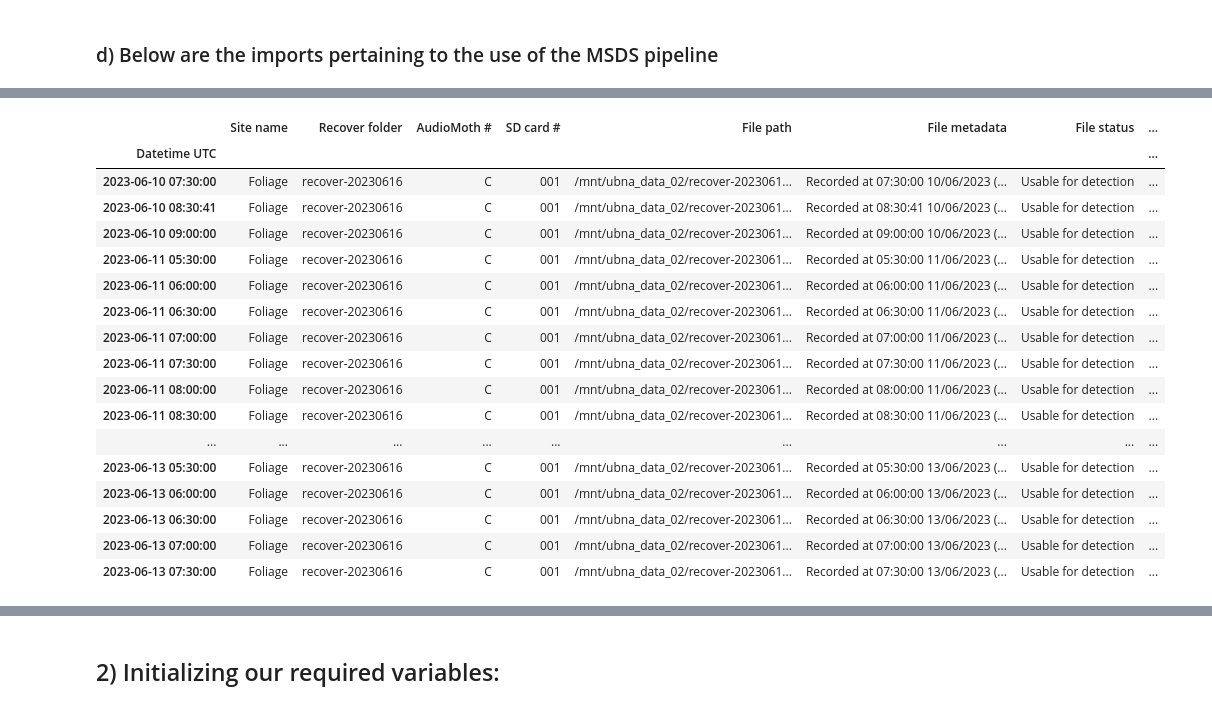
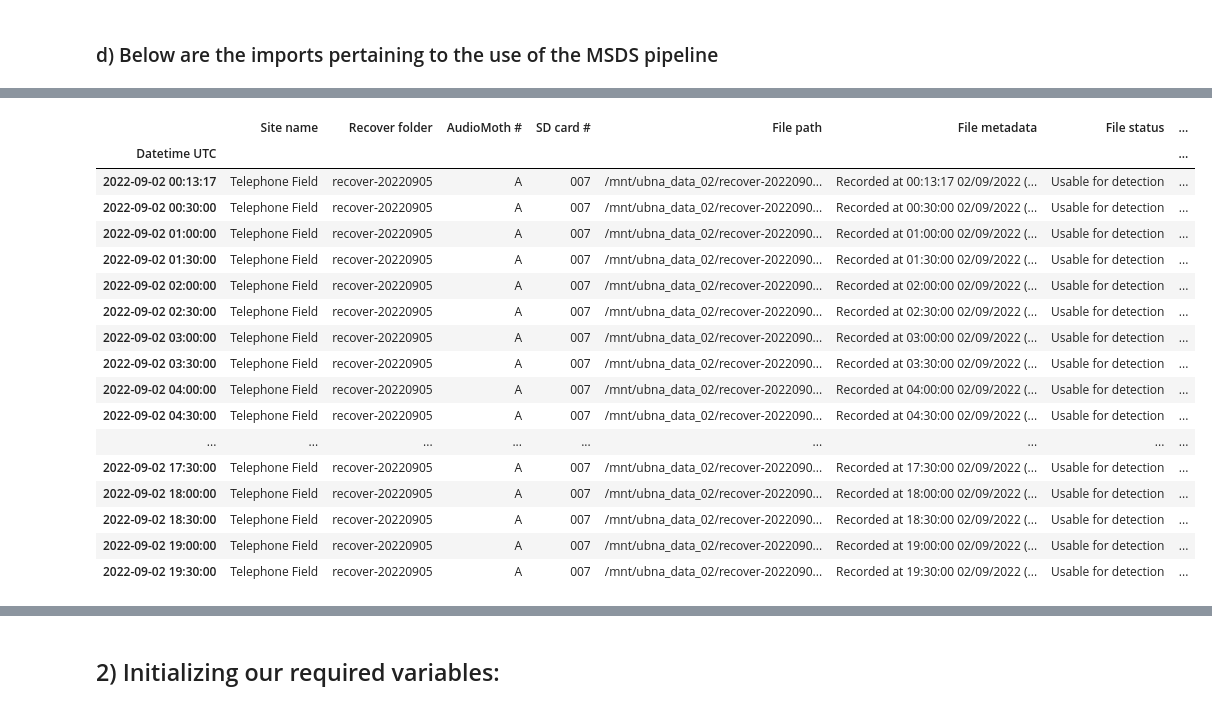
Before and after one commit to uw-echospace/bat-detector-msds, a Jupyter notebook: notebooks/test_batdetect2_pipeline.ipynb, the cells around one changed output, grey strips where cells are left out. Saved outputs shown, nothing was run; the diff lists cells and outputs as text; code cells hidden in the pictures.

Commit message:
working on cleaner pipeline to use dataframe for file paths

```diff
--- a/notebooks/test_batdetect2_pipeline.ipynb
+++ b/notebooks/test_batdetect2_pipeline.ipynb
@@ -96,28 +58,21 @@ ubna_data_02_df
-# %%
-site_name_cond = ubna_data_02_df["Site name"] == "Foliage"
-recover_cond = ubna_data_02_df["Recover folder"] == "recover-20230616"
-sample_rate_cond = ubna_data_02_df["Sample rate"] == "192000"
-file_status_cond = ubna_data_02_df["File status"] == "Usable for detection"
-datetime_cond = np.logical_or((ubna_data_02_df.index).minute == 30, (ubna_data_02_df.index).minute == 0)
-
-filtered_df = ubna_data_02_df.loc[file_status_cond & site_name_cond & recover_cond & sample_rate_cond & datetime_cond]
-filtered_df.between_time("03:00", "13:30", inclusive="left").sort_index()[0:50]
-# %% [output]
-|  | Site name | Recover folder | AudioMoth # | SD card # | File path | File metadata | File status | ... |
-| Datetime UTC |  |  |  |  |  |  |  | ... |
-| 2023-06-10 07:30:00 | Foliage | recover-20230616 | C | 001 | /mnt/ubna_data_02/recover-2023061... | Recorded at 07:30:00 10/06/2023 (... | Usable for detection | ... |
-| 2023-06-10 08:30:41 | Foliage | recover-20230616 | C | 001 | /mnt/ubna_data_02/recover-2023061... | Recorded at 08:30:41 10/06/2023 (... | Usable for detection | ... |
-| 2023-06-10 09:00:00 | Foliage | recover-20230616 | C | 001 | /mnt/ubna_data_02/recover-2023061... | Recorded at 09:00:00 10/06/2023 (... | Usable for detection | ... |
-| 2023-06-11 05:30:00 | Foliage | recover-20230616 | C | 001 | /mnt/ubna_data_02/recover-2023061... | Recorded at 05:30:00 11/06/2023 (... | Usable for detection | ... |
-| 2023-06-11 06:00:00 | Foliage | recover-20230616 | C | 001 | /mnt/ubna_data_02/recover-2023061... | Recorded at 06:00:00 11/06/2023 (... | Usable for detection | ... |
-| 2023-06-11 06:30:00 | Foliage | recover-20230616 | C | 001 | /mnt/ubna_data_02/recover-2023061... | Recorded at 06:30:00 11/06/2023 (... | Usable for detection | ... |
-| 2023-06-11 07:00:00 | Foliage | recover-20230616 | C | 001 | /mnt/ubna_data_02/recover-2023061... | Recorded at 07:00:00 11/06/2023 (... | Usable for detection | ... |
-| 2023-06-11 07:30:00 | Foliage | recover-20230616 | C | 001 | /mnt/ubna_data_02/recover-2023061... | Recorded at 07:30:00 11/06/2023 (... | Usable for detection | ... |
-| 2023-06-11 08:00:00 | Foliage | recover-20230616 | C | 001 | /mnt/ubna_data_02/recover-2023061... | Recorded at 08:00:00 11/06/2023 (... | Usable for detection | ... |
-| 2023-06-11 08:30:00 | Foliage | recover-20230616 | C | 001 | /mnt/ubna_data_02/recover-2023061... | Recorded at 08:30:00 11/06/2023 (... | Usable for detection | ... |
-| ... | ... | ... | ... | ... | ... | ... | ... | ... |
-| 2023-06-13 05:30:00 | Foliage | recover-20230616 | C | 001 | /mnt/ubna_data_02/recover-2023061... | Recorded at 05:30:00 13/06/2023 (... | Usable for detection | ... |
-| 2023-06-13 06:00:00 | Foliage | recover-20230616 | C | 001 | /mnt/ubna_data_02/recover-2023061... | Recorded at 06:00:00 13/06/2023 (... | Usable for detection | ... |
-| 2023-06-13 06:30:00 | Foliage | recover-20230616 | C | 001 | /mnt/ubna_data_02/recover-2023061... | Recorded at 06:30:00 13/06/2023 (... | Usable for detection | ... |
-| 2023-06-13 07:00:00 | Foliage | recover-20230616 | C | 001 | /mnt/ubna_data_02/recover-2023061... | Recorded at 07:00:00 13/06/2023 (... | Usable for detection | ... |
-| 2023-06-13 07:30:00 | Foliage | recover-20230616 | C | 001 | /mnt/ubna_data_02/recover-2023061... | Recorded at 07:30:00 13/06/2023 (... | Usable for detection | ... |
+# %%
+ubna_data_02_df.loc[ubna_data_02_df["Recover folder"] == "recover-20220905"][:40]
+# %% [output]
+|  | Site name | Recover folder | AudioMoth # | SD card # | File path | File metadata | File status | ... |
+| Datetime UTC |  |  |  |  |  |  |  | ... |
+| 2022-09-02 00:13:17 | Telephone Field | recover-20220905 | A | 007 | /mnt/ubna_data_02/recover-2022090... | Recorded at 00:13:17 02/09/2022 (... | Usable for detection | ... |
+| 2022-09-02 00:30:00 | Telephone Field | recover-20220905 | A | 007 | /mnt/ubna_data_02/recover-2022090... | Recorded at 00:30:00 02/09/2022 (... | Usable for detection | ... |
+| 2022-09-02 01:00:00 | Telephone Field | recover-20220905 | A | 007 | /mnt/ubna_data_02/recover-2022090... | Recorded at 01:00:00 02/09/2022 (... | Usable for detection | ... |
+| 2022-09-02 01:30:00 | Telephone Field | recover-20220905 | A | 007 | /mnt/ubna_data_02/recover-2022090... | Recorded at 01:30:00 02/09/2022 (... | Usable for detection | ... |
+| 2022-09-02 02:00:00 | Telephone Field | recover-20220905 | A | 007 | /mnt/ubna_data_02/recover-2022090... | Recorded at 02:00:00 02/09/2022 (... | Usable for detection | ... |
+| 2022-09-02 02:30:00 | Telephone Field | recover-20220905 | A | 007 | /mnt/ubna_data_02/recover-2022090... | Recorded at 02:30:00 02/09/2022 (... | Usable for detection | ... |
+| 2022-09-02 03:00:00 | Telephone Field | recover-20220905 | A | 007 | /mnt/ubna_data_02/recover-2022090... | Recorded at 03:00:00 02/09/2022 (... | Usable for detection | ... |
+| 2022-09-02 03:30:00 | Telephone Field | recover-20220905 | A | 007 | /mnt/ubna_data_02/recover-2022090... | Recorded at 03:30:00 02/09/2022 (... | Usable for detection | ... |
+| 2022-09-02 04:00:00 | Telephone Field | recover-20220905 | A | 007 | /mnt/ubna_data_02/recover-2022090... | Recorded at 04:00:00 02/09/2022 (... | Usable for detection | ... |
+| 2022-09-02 04:30:00 | Telephone Field | recover-20220905 | A | 007 | /mnt/ubna_data_02/recover-2022090... | Recorded at 04:30:00 02/09/2022 (... | Usable for detection | ... |
+| ... | ... | ... | ... | ... | ... | ... | ... | ... |
+| 2022-09-02 17:30:00 | Telephone Field | recover-20220905 | A | 007 | /mnt/ubna_data_02/recover-2022090... | Recorded at 17:30:00 02/09/2022 (... | Usable for detection | ... |
+| 2022-09-02 18:00:00 | Telephone Field | recover-20220905 | A | 007 | /mnt/ubna_data_02/recover-2022090... | Recorded at 18:00:00 02/09/2022 (... | Usable for detection | ... |
+| 2022-09-02 18:30:00 | Telephone Field | recover-20220905 | A | 007 | /mnt/ubna_data_02/recover-2022090... | Recorded at 18:30:00 02/09/2022 (... | Usable for detection | ... |
+| 2022-09-02 19:00:00 | Telephone Field | recover-20220905 | A | 007 | /mnt/ubna_data_02/recover-2022090... | Recorded at 19:00:00 02/09/2022 (... | Usable for detection | ... |
+| 2022-09-02 19:30:00 | Telephone Field | recover-20220905 | A | 007 | /mnt/ubna_data_02/recover-2022090... | Recorded at 19:30:00 02/09/2022 (... | Usable for detection | ... |
```
Also changed, not shown: parts of 9 cells of this notebook, 1 other file.
